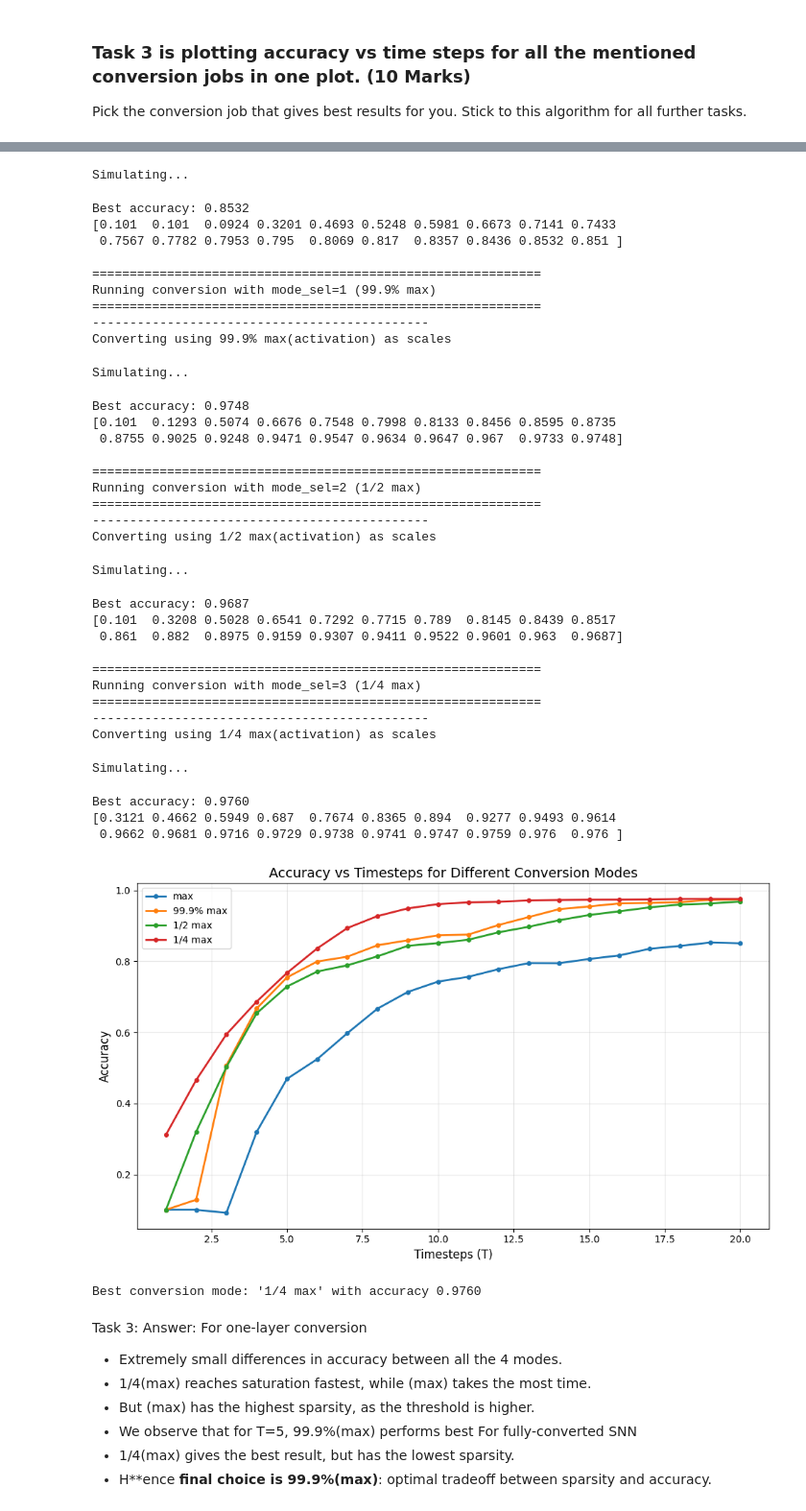
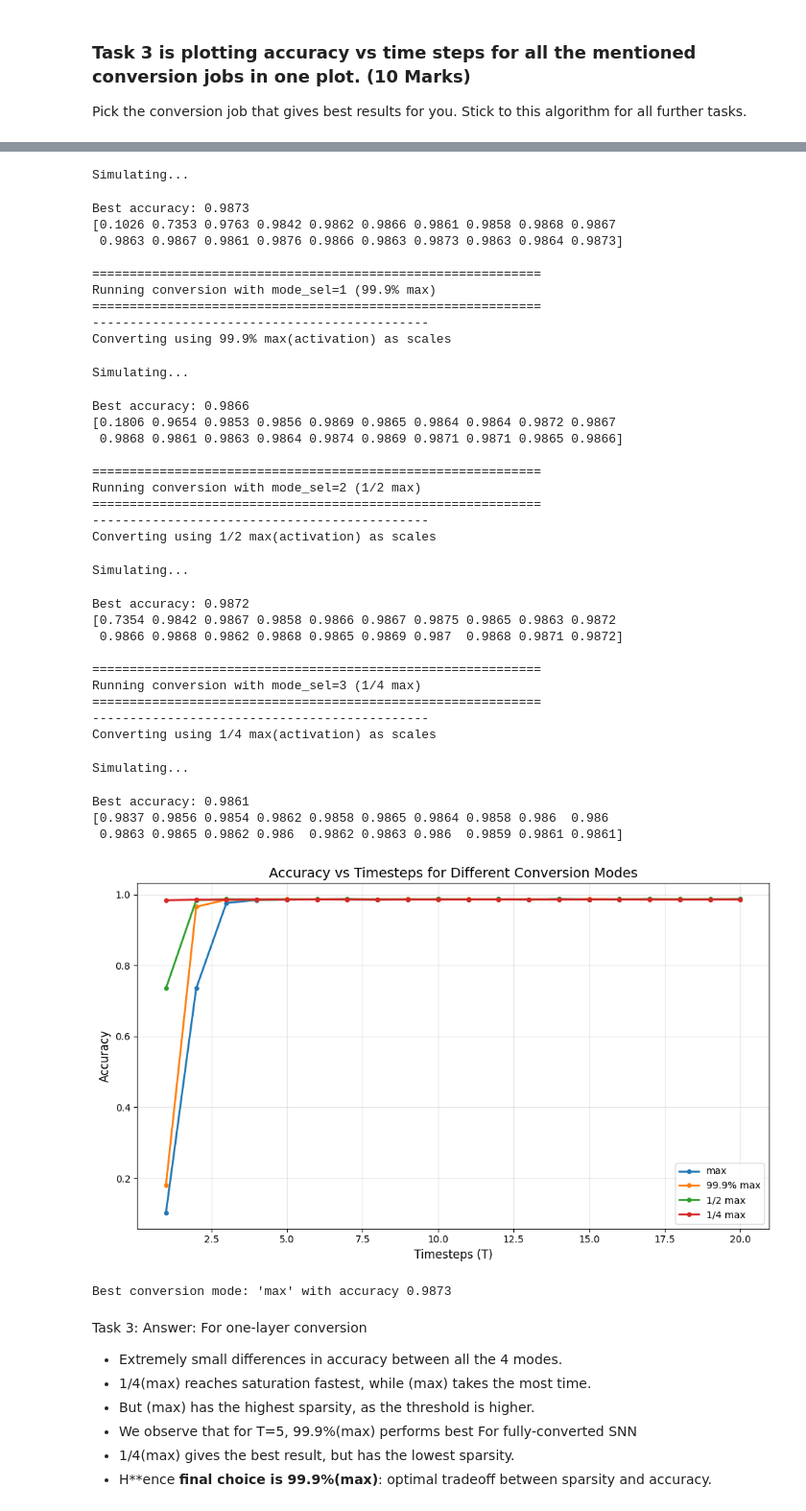
Before and after one commit to lazylettuce1/ANN2SNN-Conversion, a Jupyter notebook: EE23B141_CS6886A4.ipynb, the cells around one changed output, grey strips where cells are left out. Shown at 96% size. Cells and saved outputs as stored; diff of their text form; code cells hidden in the pictures.

```diff
--- a/EE23B141_CS6886A4.ipynb
+++ b/EE23B141_CS6886A4.ipynb
@@ -144,15 +160,3 @@ Layer 4: Conv2d(Cin=32, Cout=32, k=3x3, s=1x1, out=11x11)
   MACs: 1,115,136
 Layer 8: Conv2d(Cin=32, Cout=32, k=3x3, s=1x1, out=3x3)
   MACs: 82,944
-# %%
-split_index = 8
-backbone = model.network[:split_index]
-head = model.network[split_index:]
-# snn_head, vals = snn.main(eval_fn = snn.val,
-#     backbone = backbone,
-#     head = head,
-#     conversion = snn.conversion_job,
-#     download_dataset = False,
-#     device = device_used,
-#     dataset_dir = dataset_dir)
-# print(vals)
@@ -205,7 +217,7 @@ def custom_conversion_job(mode_sel):
 # Task 3: Compare different conversion modes
 snn.hyperparameters.T = 20
 snn.hyperparameters.batch_size = 100
-split_index = 0
+split_index = 8
 backbone = model.network[:split_index]
 head = model.network[split_index:]
 
@@ -227,7 +239,7 @@ for mode_sel in [0, 1, 2, 3]:
         dataset_dir=dataset_dir
     )
     mode2acc[mode_names[mode_sel]] = vals
-    print(f"Best accuracy: {max(vals):.4f}")
+    print(f"Best accuracy: {vals[-1]:.4f}")
     print(vals)
 
 # Plot accuracy vs timesteps for all modes
@@ -245,50 +257,50 @@ plt.grid(True, alpha=0.3)
 plt.tight_layout()
 plt.show()
 
-best_mode = max(mode2acc.items(), key=lambda x: max(x[1]))
-print(f"\nBest conversion mode: '{best_mode[0]}' with accuracy {max(best_mode[1]):.4f}")
+best_mode = max(mode2acc.items(), key=lambda x: x[1][-1])
+print(f"\nBest conversion mode: '{best_mode[0]}' with accuracy {best_mode[1][-1]:.4f}")
 # %% [output]
 ============================================================
 Running conversion with mode_sel=0 (max)
 ============================================================
 ---------------------------------------------
 Converting using max(activation) as scales
 Simulating...
-Best accuracy: 0.8532
-[0.101  0.101  0.0924 0.3201 0.4693 0.5248 0.5981 0.6673 0.7141 0.7433
- 0.7567 0.7782 0.7953 0.795  0.8069 0.817  0.8357 0.8436 0.8532 0.851 ]
+Best accuracy: 0.9873
+[0.1026 0.7353 0.9763 0.9842 0.9862 0.9866 0.9861 0.9858 0.9868 0.9867
+ 0.9863 0.9867 0.9861 0.9876 0.9866 0.9863 0.9873 0.9863 0.9864 0.9873]
 
 ============================================================
 Running conversion with mode_sel=1 (99.9% max)
 ============================================================
 ---------------------------------------------
 Converting using 99.9% max(activation) as scales
 Simulating...
-Best accuracy: 0.9748
-[0.101  0.1293 0.5074 0.6676 0.7548 0.7998 0.8133 0.8456 0.8595 0.8735
- 0.8755 0.9025 0.9248 0.9471 0.9547 0.9634 0.9647 0.967  0.9733 0.9748]
+Best accuracy: 0.9866
+[0.1806 0.9654 0.9853 0.9856 0.9869 0.9865 0.9864 0.9864 0.9872 0.9867
+ 0.9868 0.9861 0.9863 0.9864 0.9874 0.9869 0.9871 0.9871 0.9865 0.9866]
 
 ============================================================
 Running conversion with mode_sel=2 (1/2 max)
 ============================================================
 ---------------------------------------------
 Converting using 1/2 max(activation) as scales
 Simulating...
-Best accuracy: 0.9687
-[0.101  0.3208 0.5028 0.6541 0.7292 0.7715 0.789  0.8145 0.8439 0.8517
- 0.861  0.882  0.8975 0.9159 0.9307 0.9411 0.9522 0.9601 0.963  0.9687]
+Best accuracy: 0.9872
+[0.7354 0.9842 0.9867 0.9858 0.9866 0.9867 0.9875 0.9865 0.9863 0.9872
+ 0.9866 0.9868 0.9862 0.9868 0.9865 0.9869 0.987  0.9868 0.9871 0.9872]
 
 ============================================================
 Running conversion with mode_sel=3 (1/4 max)
 ============================================================
 ---------------------------------------------
 Converting using 1/4 max(activation) as scales
 Simulating...
-Best accuracy: 0.9760
-[0.3121 0.4662 0.5949 0.687  0.7674 0.8365 0.894  0.9277 0.9493 0.9614
- 0.9662 0.9681 0.9716 0.9729 0.9738 0.9741 0.9747 0.9759 0.976  0.976 ]
+Best accuracy: 0.9861
+[0.9837 0.9856 0.9854 0.9862 0.9858 0.9865 0.9864 0.9858 0.986  0.986
+ 0.9863 0.9865 0.9862 0.986  0.9862 0.9863 0.986  0.9859 0.9861 0.9861]
-[figure, old version]
+[figure, new version]
-Best conversion mode: '1/4 max' with accuracy 0.9760
+Best conversion mode: 'max' with accuracy 0.9873
 # %% [markdown]
 Task 3: Answer:
 For one-layer conversion
```
Also changed, not shown: parts of 26 cells of this notebook, 2 other files.
